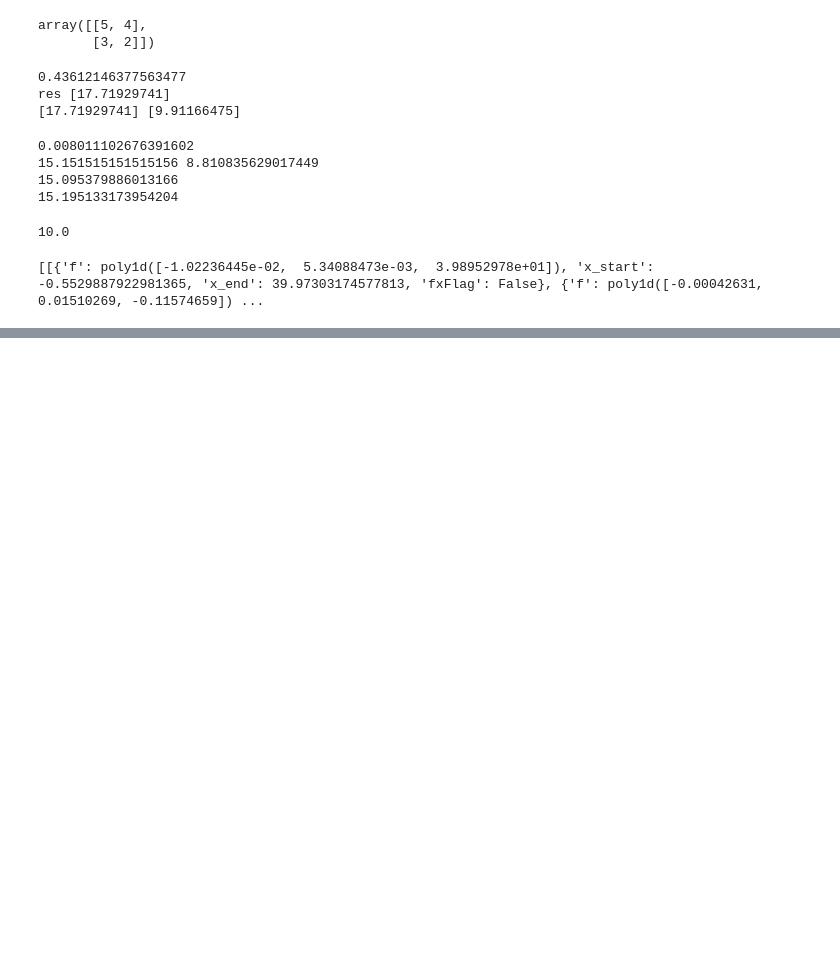
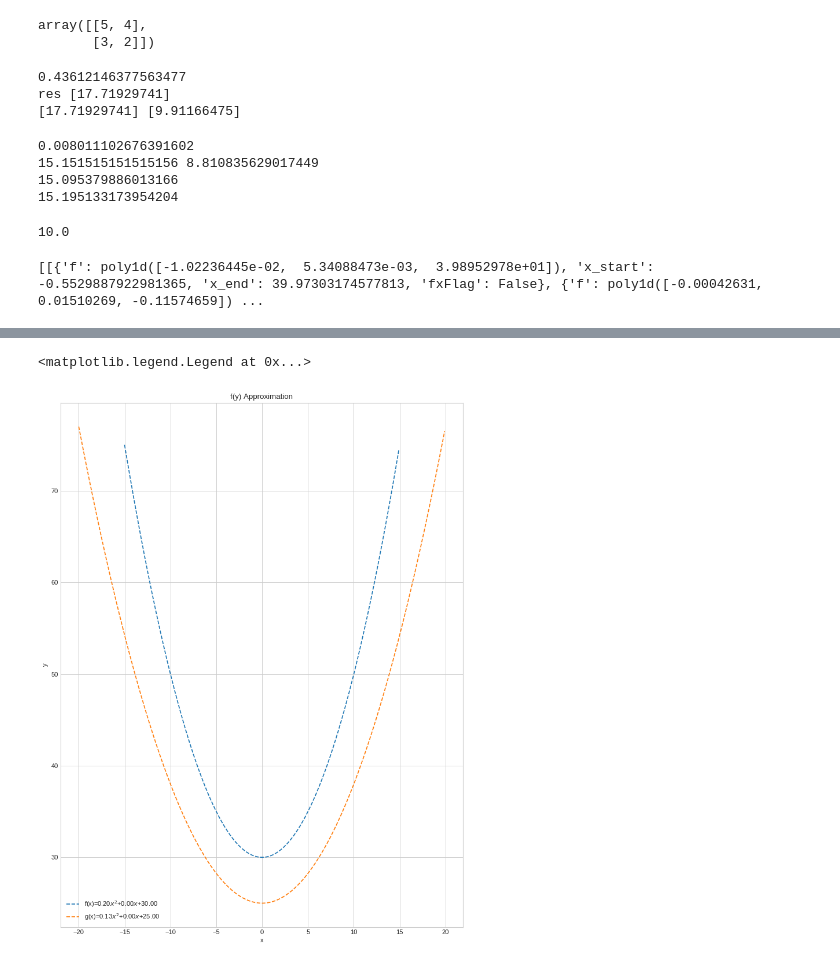
Before and after one commit to kfir1989/RadarLocalization, a Jupyter notebook: Paper.ipynb, the cells around one changed output, grey strips where cells are left out. Cells and saved outputs as stored; diff of their text form; code cells hidden in the pictures; blank space fills up the shorter version.

```diff
--- a/Paper.ipynb
+++ b/Paper.ipynb
@@ -330,0 +517,28 @@ res[1][0]["f"].c[0]
+# %%
+import numpy as np
+import matplotlib.pyplot as plt
+
+#real function: f(y) = 0.1y**2+y+1
+plt.figure(figsize=(20, 15), dpi=80)
+#plt.title(r"f(y)=$y^2$+$y$+1 approximation")
+
+plt.title(r"f(y) Approximation")
+
+plt.xlabel('x')
+plt.ylabel('y')
+f = [30,0,0.2]
+f2 = [25,0,0.13]
+xx = np.arange(-15,15,0.1)
+yy = f[0] + f[1]*xx + f[2]*xx**2
+plt.plot(xx,yy,'--',label=f'f(x)={f[2]:.2f}$x^2$+{f[1]:.2f}$x$+{f[0]:.2f}')
+
+xx = np.arange(-20,20,0.1)
+yy = f2[0] + f2[1]*xx + f2[2]*xx**2
+plt.plot(xx,yy,'--',label=f'g(x)={f2[2]:.2f}$x^2$+{f2[1]:.2f}$x$+{f2[0]:.2f}')
+
+plt.axis('scaled')
+
+plt.legend()
+# %% [output]
+<matplotlib.legend.Legend at 0x...>
+[figure, added]
```
Also changed, not shown: parts of 10 cells of this notebook, 6 other files.
